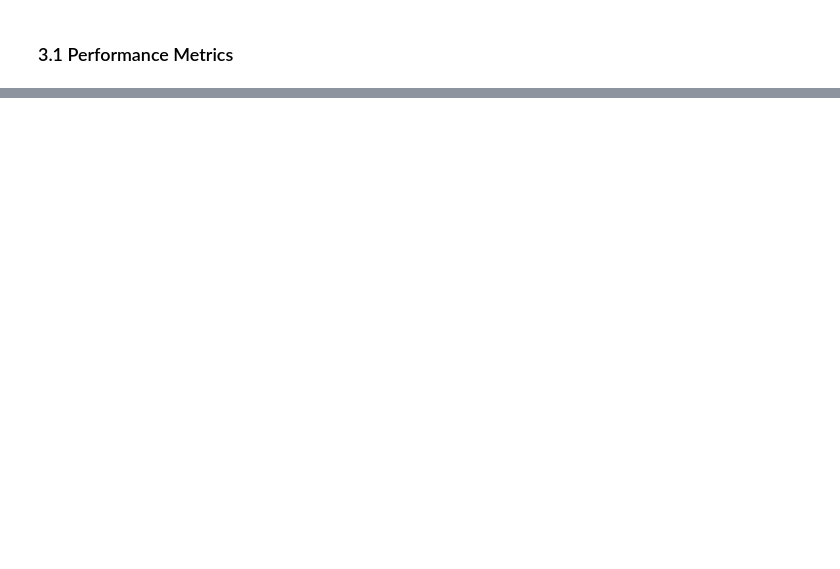
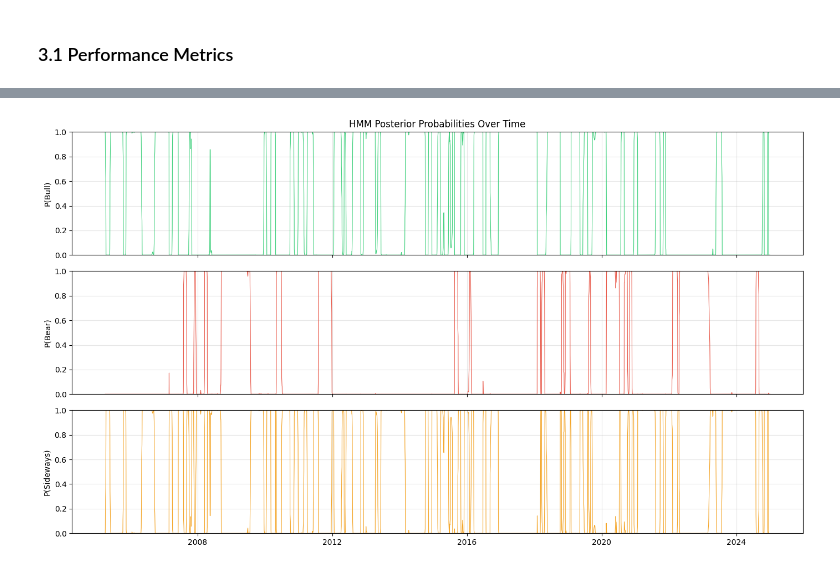
Before and after one commit to AbdelkrimCode/regime-adaptive-portfolio, a Jupyter notebook: notebooks/exploration.ipynb, the cells around one changed output, grey strips where cells are left out. Cells and saved outputs as stored; diff of their text form; code cells hidden in the pictures; blank space fills up the shorter version.

Commit message:
docs: update exploration notebook with v2 sections — posteriors, BIC/AIC, benchmarks, bootstrap

```diff
--- a/notebooks/exploration.ipynb
+++ b/notebooks/exploration.ipynb
@@ -168,0 +203,19 @@ metrics_df
+# %%
+regimes = pd.read_parquet('../data/regimes.parquet')
+
+fig, axes = plt.subplots(3, 1, figsize=(14, 8), sharex=True)
+
+for ax, (col, label, color) in zip(axes, [
+    ('p_bull',     'P(Bull)',     '#2ecc71'),
+    ('p_bear',     'P(Bear)',     '#e74c3c'),
+    ('p_sideways', 'P(Sideways)', '#f39c12')
+]):
+    ax.plot(regimes.index, regimes[col], color=color, linewidth=0.8, alpha=0.9)
+    ax.set_ylabel(label)
+    ax.set_ylim(0, 1)
+
+axes[0].set_title('HMM Posterior Probabilities Over Time')
+plt.tight_layout()
+plt.show()
+# %% [output]
+[figure, added]
```
Also changed, not shown: parts of 16 cells of this notebook.
